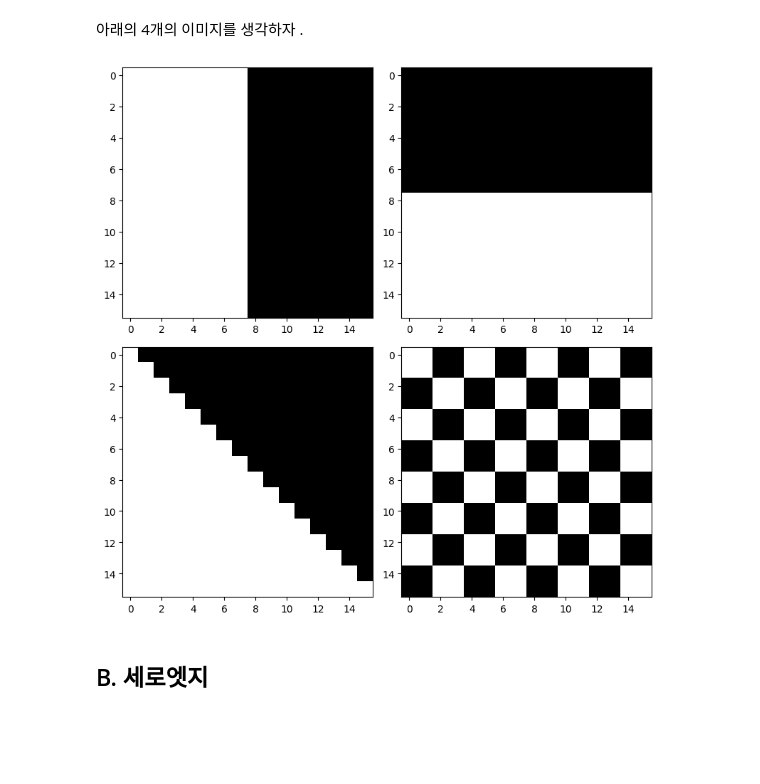
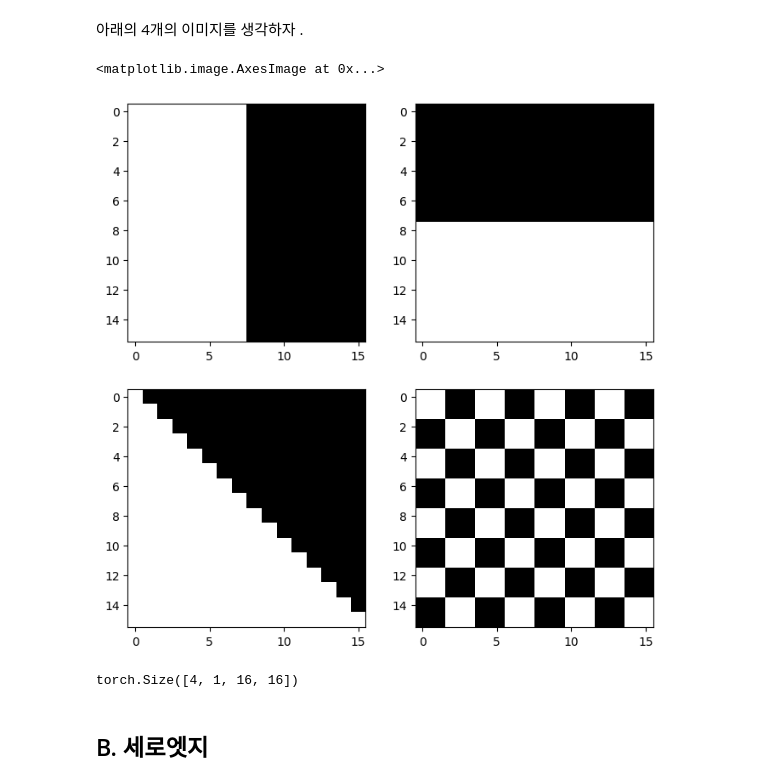
Before and after one commit to KimDoYoung1997/DL2025, a Jupyter notebook: posts/07wk-2.ipynb, the cells around one changed output. Drawn from its saved outputs; the diff is of its cells as text; code cells hidden in the pictures; blank space fills up the shorter version.

```diff
--- a/posts/07wk-2.ipynb
+++ b/posts/07wk-2.ipynb
@@ -276,16 +286,20 @@ for i in range(0, 16, block_size):
         if ((i // block_size) + (j // block_size)) % 2 == 0:
             img3[0, 0, i:i+block_size, j:j+block_size] = 0.1
 # %%
-fig,axs = plt.subplots(2,2)
-fig.set_size_inches(8,8)
+fig, axs = plt.subplots(2,2)
+fig.set_figheight(8)
+fig.set_figwidth(8)
 axs[0][0].imshow(img0.squeeze(),cmap="gray")
 axs[0][1].imshow(img1.squeeze(),cmap="gray")
 axs[1][0].imshow(img2.squeeze(),cmap="gray")
 axs[1][1].imshow(img3.squeeze(),cmap="gray")
-plt.tight_layout()
 # %% [output]
+<matplotlib.image.AxesImage at 0x...>
-[figure, old version]
+[figure, new version]
 # %%
-imgs = torch.concat([img0,img1,img2,img3])
+imgs = torch.concat([img0,img1,img2,img3],axis=0)
+imgs.shape
+# %% [output]
+torch.Size([4, 1, 16, 16])
 # %% [markdown]
 ## B. 세로엣지
```
Also changed, not shown: parts of 39 cells of this notebook, 35 other files.
